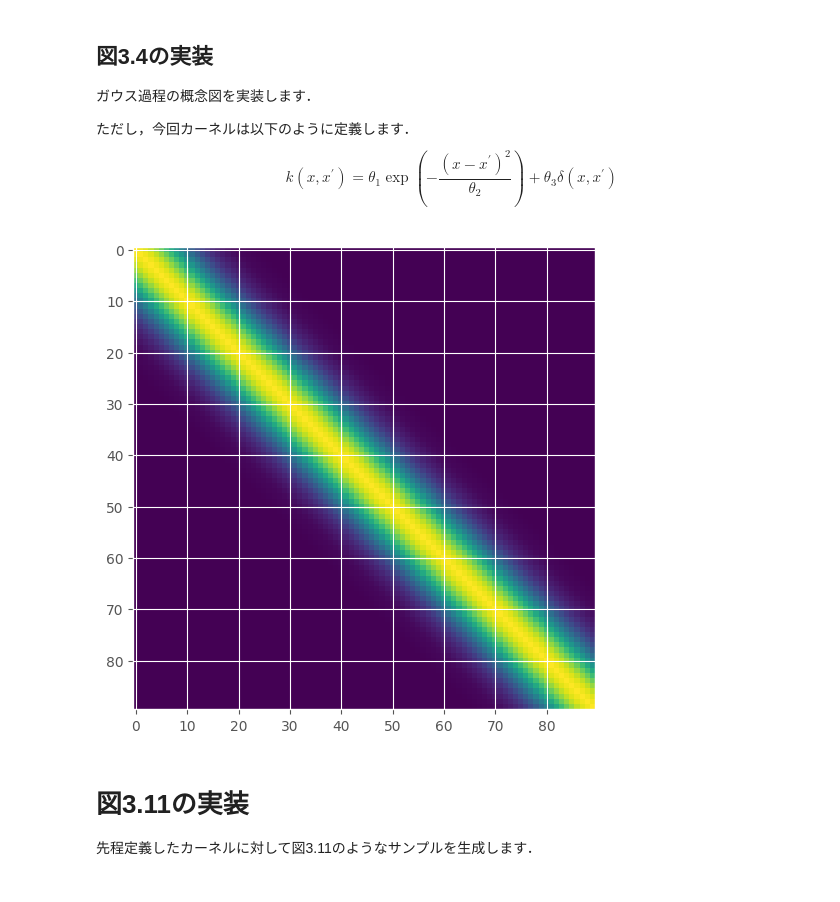
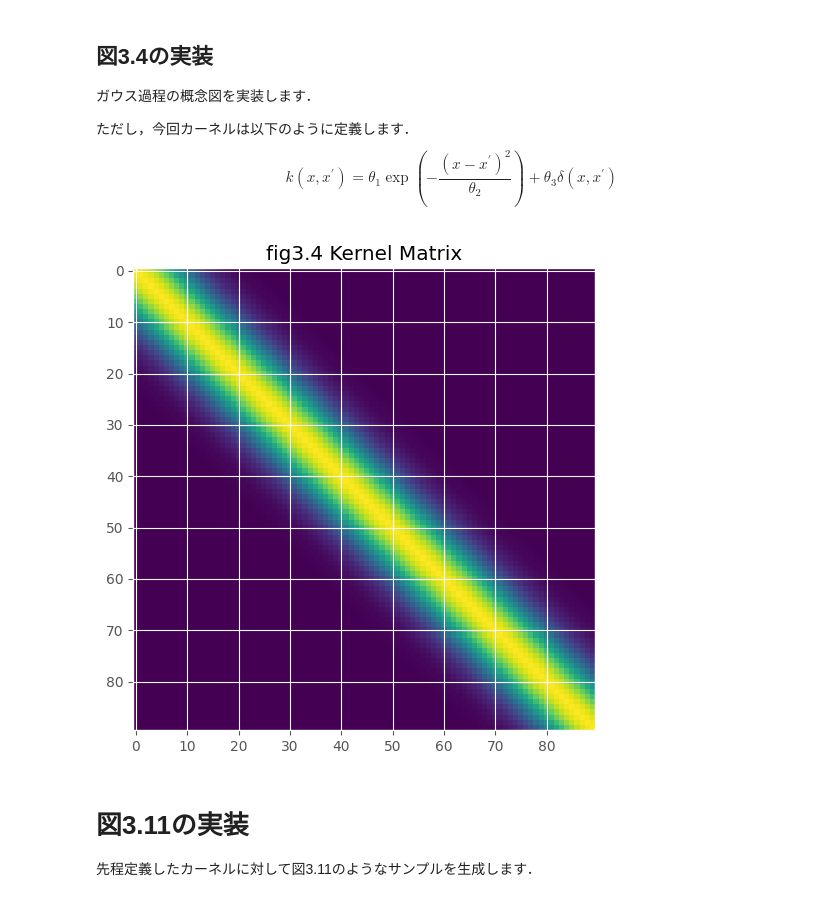
Before and after one commit to LABO-M/Gaussian_process, a Jupyter notebook: Gaussian_Process_Chapter3.ipynb, the cells around one changed output. Cells and saved outputs as stored; diff of their text form; code cells hidden in the pictures.

```diff
--- a/Gaussian_Process_Chapter3.ipynb
+++ b/Gaussian_Process_Chapter3.ipynb
@@ -174,9 +174,10 @@ K = compute_kernel(kai , Theta_1 , Theta_2 , Theta_3)
 # %%
 fig, ax = plt.subplots(figsize=(6, 6) )
 im = ax.imshow(K)
+ax.set_title("fig3.4 Kernel Matrix")
 plt.show()
 # %% [output]
-[figure, old version]
+[figure, new version]
 # %% [markdown]
 # 図3.11の実装
 
```
Also changed, not shown: parts of 23 cells of this notebook, 1 other file.
